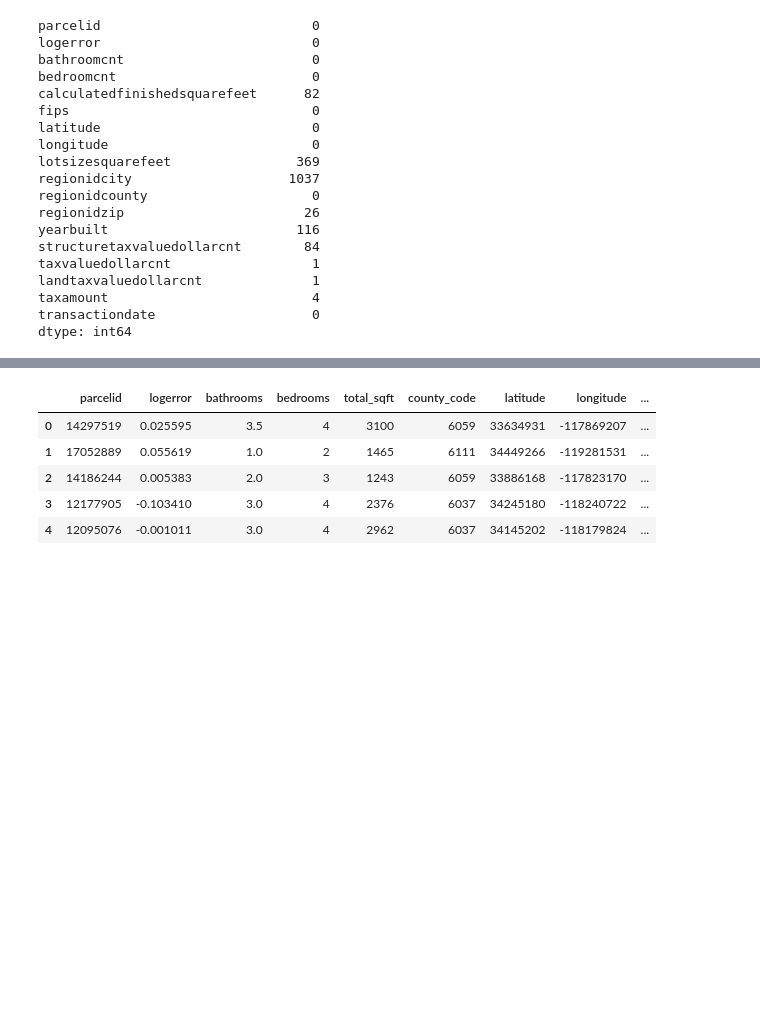
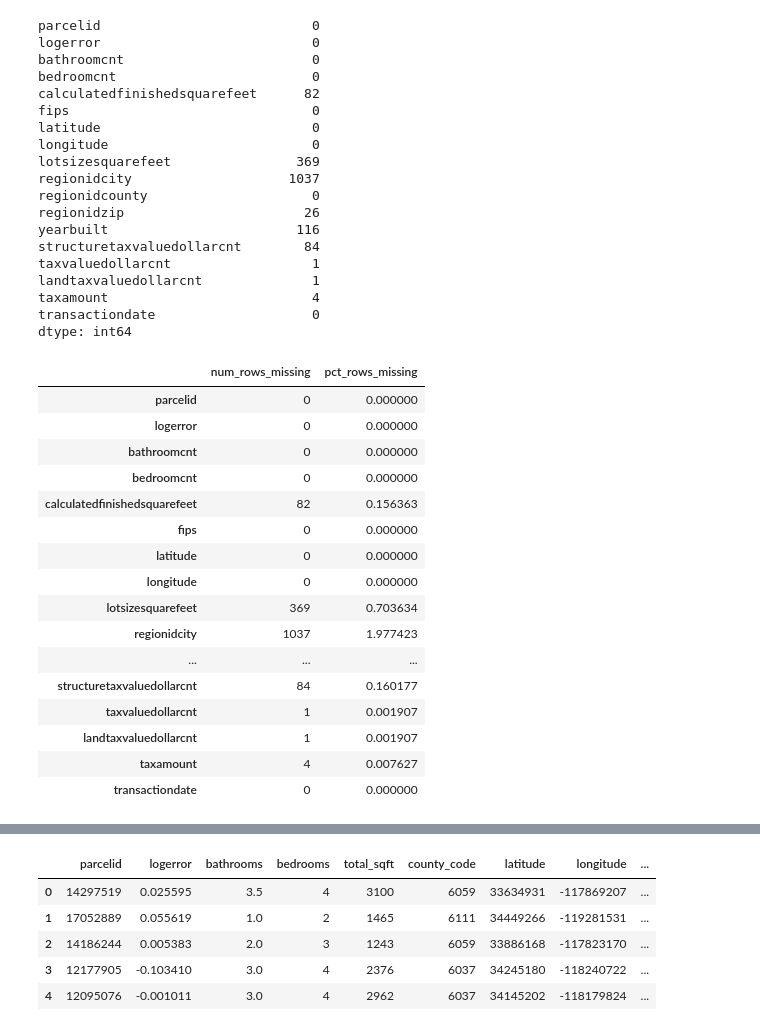
Before and after one commit to natasharivers/Zillow_Clustering_Project, a Jupyter notebook: Notebook.ipynb, the cells around one changed output, grey strips where cells are left out. Cells and saved outputs as stored; diff of their text form; code cells hidden in the pictures; blank space fills up the shorter version.

```diff
--- a/Notebook.ipynb
+++ b/Notebook.ipynb
@@ -163,3 +165,24 @@ landtaxvaluedollarcnt              1
 taxamount                          4
 transactiondate                    0
 dtype: int64
+# %%
+#take a look at how many nulls there are by row
+explore.nulls_by_col(zillow)
+# %% [output]
+|  | num_rows_missing | pct_rows_missing |
+| parcelid | 0 | 0.000000 |
+| logerror | 0 | 0.000000 |
+| bathroomcnt | 0 | 0.000000 |
+| bedroomcnt | 0 | 0.000000 |
+| calculatedfinishedsquarefeet | 82 | 0.156363 |
+| fips | 0 | 0.000000 |
+| latitude | 0 | 0.000000 |
+| longitude | 0 | 0.000000 |
+| lotsizesquarefeet | 369 | 0.703634 |
+| regionidcity | 1037 | 1.977423 |
+| ... | ... | ... |
+| structuretaxvaluedollarcnt | 84 | 0.160177 |
+| taxvaluedollarcnt | 1 | 0.001907 |
+| landtaxvaluedollarcnt | 1 | 0.001907 |
+| taxamount | 4 | 0.007627 |
+| transactiondate | 0 | 0.000000 |
```
Also changed, not shown: parts of 47 cells of this notebook.
